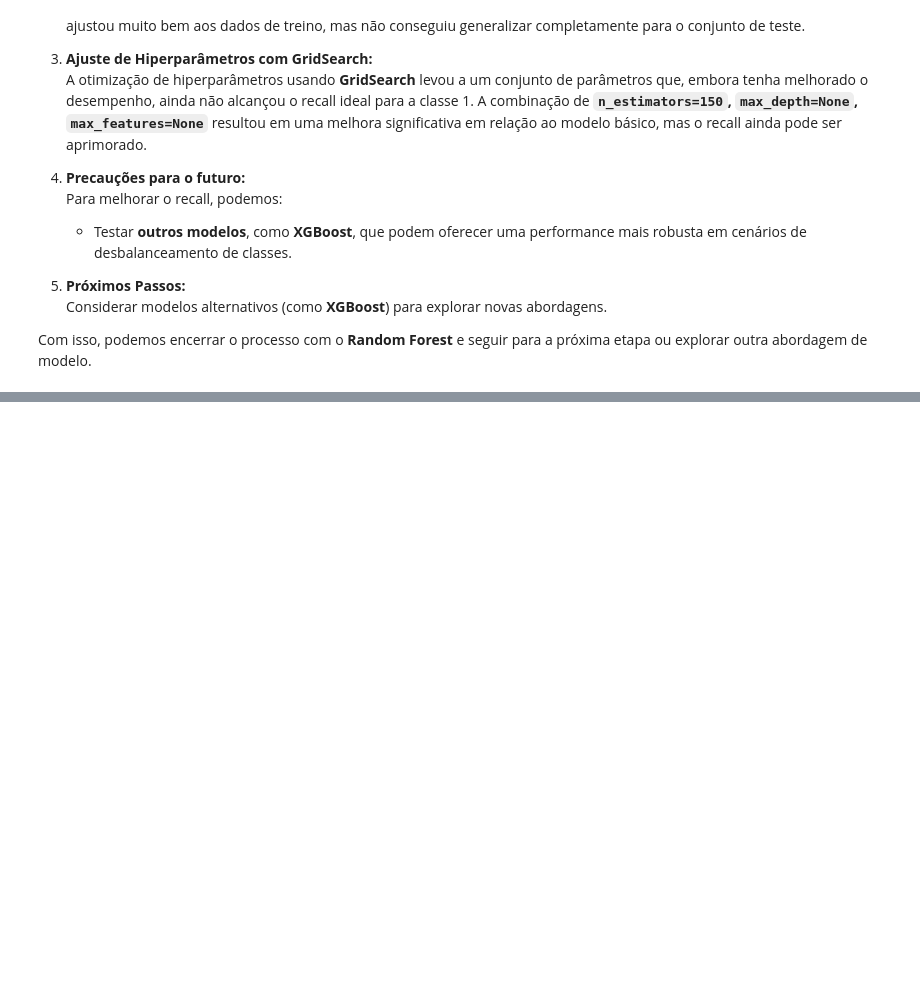
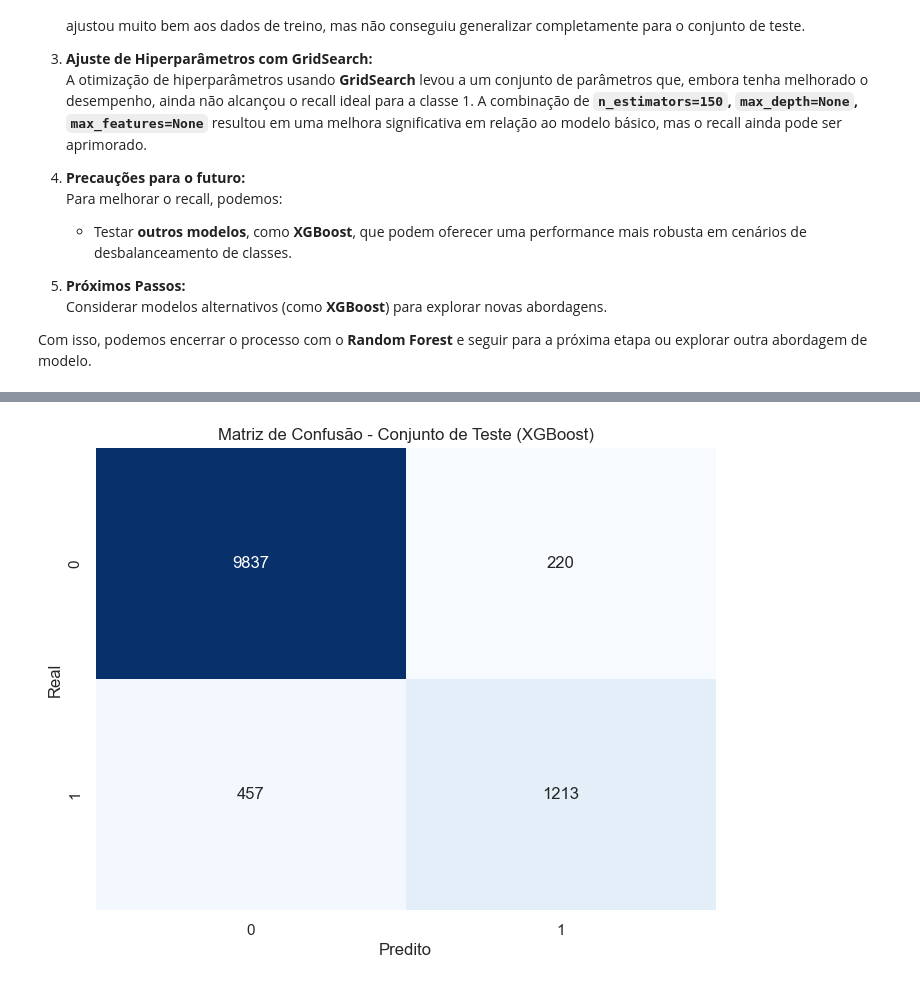
Before and after one commit to tnleite/loan-approval-prediction, a Jupyter notebook: 02-Analise/loan-approval-prediction.ipynb, the cells around one changed output, grey strips where cells are left out. Saved outputs shown, nothing was run; the diff lists cells and outputs as text; code cells hidden in the pictures; blank space fills up the shorter version.

```diff
--- a/02-Analise/loan-approval-prediction.ipynb
+++ b/02-Analise/loan-approval-prediction.ipynb
@@ -2457,3 +2457,86 @@ weighted avg       0.94      0.94      0.94     11727
    Considerar  modelos alternativos (como **XGBoost**)  para explorar novas abordagens.
 
 Com isso, podemos encerrar o processo com o **Random Forest** e seguir para a próxima etapa ou explorar outra abordagem de modelo.
+# %%
+import xgboost as xgb
+from sklearn.model_selection import GridSearchCV, StratifiedKFold
+from sklearn.metrics import make_scorer, recall_score
+from imblearn.over_sampling import SMOTE
+from sklearn.preprocessing import StandardScaler
+
+# Separando variáveis independentes e dependentes
+X = df.drop(columns=['status_emprestimo'])
+y = df['status_emprestimo']
+
+# Divisão entre treino e teste com estratificação
+X_train, X_test, y_train, y_test = train_test_split(X, y, test_size=0.2, random_state=42, stratify=y)
+
+# Aplicando SMOTE para balanceamento no conjunto de treino
+smote = SMOTE(random_state=42)
+X_train_smote, y_train_smote = smote.fit_resample(X_train, y_train)
+
+# Normalizando os dados
+scaler = StandardScaler()
+X_train_smote = scaler.fit_transform(X_train_smote)
+X_test = scaler.transform(X_test)
+
+# Definindo o modelo XGBoost
+xgb_model = xgb.XGBClassifier(random_state=42, use_label_encoder=False, eval_metric='logloss')
+
+# Definindo o grid de hiperparâmetros
+param_grid_xgb = {
+    'n_estimators': [100, 150, 200],  # Número de árvores
+    'max_depth': [3, 5, 10],           # Profundidade da árvore
+    'learning_rate': [0.01, 0.1, 0.3], # Taxa de aprendizado
+    'subsample': [0.7, 0.8, 1.0],      # Subamostragem de dados para evitar overfitting
+    'colsample_bytree': [0.7, 0.8, 1.0], # Subamostragem de colunas para cada árvore
+    'gamma': [0, 0.1, 0.5],            # Regularização para reduzir overfitting
+}
+
+# Configurando a validação cruzada
+splitter = StratifiedKFold(n_splits=5, shuffle=True, random_state=42)
+scorer = make_scorer(recall_score, pos_label=1)
+
+# Configurando o GridSearch com XGBoost
+grid_search_xgb = GridSearchCV(
+    estimator=xgb_model,
+    param_grid=param_grid_xgb,
+    scoring=scorer,
+    cv=splitter,
+    n_jobs=-1,
+    verbose=10
+)
+
+# Executando o GridSearch com validação cruzada
+grid_search_xgb.fit(X_train_smote, y_train_smote)
+
+# Exibindo os melhores parâmetros e o melhor recall
+print("Melhores parâmetros encontrados:", grid_search_xgb.best_params_)
+print("Melhor recall (treino com CV):", grid_search_xgb.best_score_)
+
+# Ajustando o melhor modelo encontrado
+melhor_xgb = grid_search_xgb.best_estimator_
+
+# Avaliando no conjunto de treino e teste
+y_pred_train_xgb = melhor_xgb.predict(X_train_smote)
+y_pred_test_xgb = melhor_xgb.predict(X_test)
+
+recall_treino_xgb = recall_score(y_train_smote, y_pred_train_xgb)
+recall_teste_xgb = recall_score(y_test, y_pred_test_xgb)
+
+# Exibindo os recalls
+print(f"Recall no Conjunto de Treino (ajustado): {recall_treino_xgb}")
+print(f"Recall no Conjunto de Teste (ajustado): {recall_teste_xgb}")
+
+# Relatório de classificação e matriz de confusão
+print("\nRelatório de Classificação (Conjunto de Teste):")
+print(classification_report(y_test, y_pred_test_xgb))
+
+conf_matrix_xgb = confusion_matrix(y_test, y_pred_test_xgb)
+plt.figure(figsize=(8, 6))
+sns.heatmap(conf_matrix_xgb, annot=True, fmt="d", cmap="Blues", cbar=False)
+plt.xlabel("Predito")
+plt.ylabel("Real")
+plt.title("Matriz de Confusão - Conjunto de Teste (XGBoost)")
+plt.show()
+# %% [output]
@@ -2459,0 +2561 @@ Com isso, podemos encerrar o processo com o **Random Forest** e seguir para a pr
+[figure, added]
```
Also changed, not shown: parts of 3 cells of this notebook.
